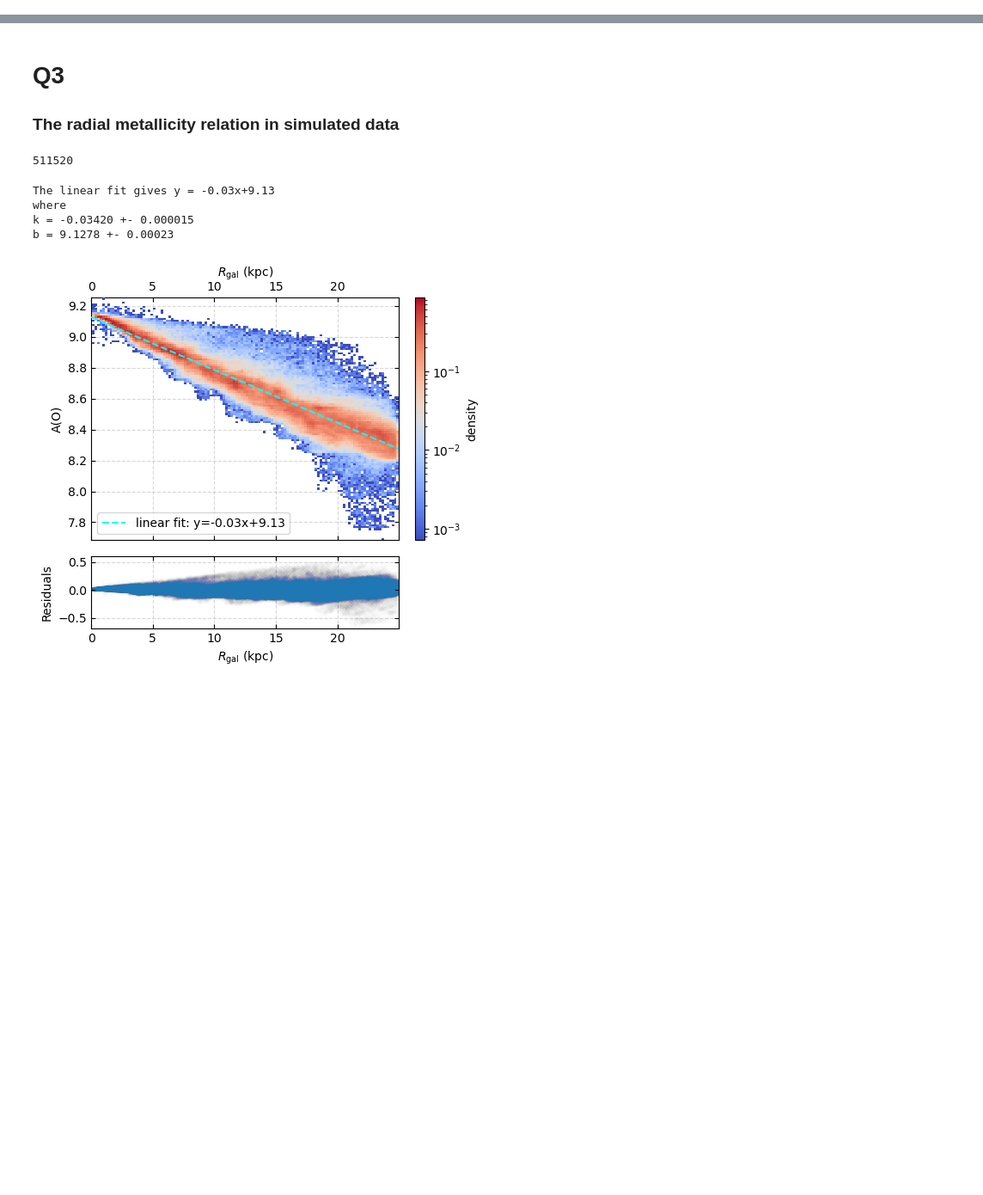
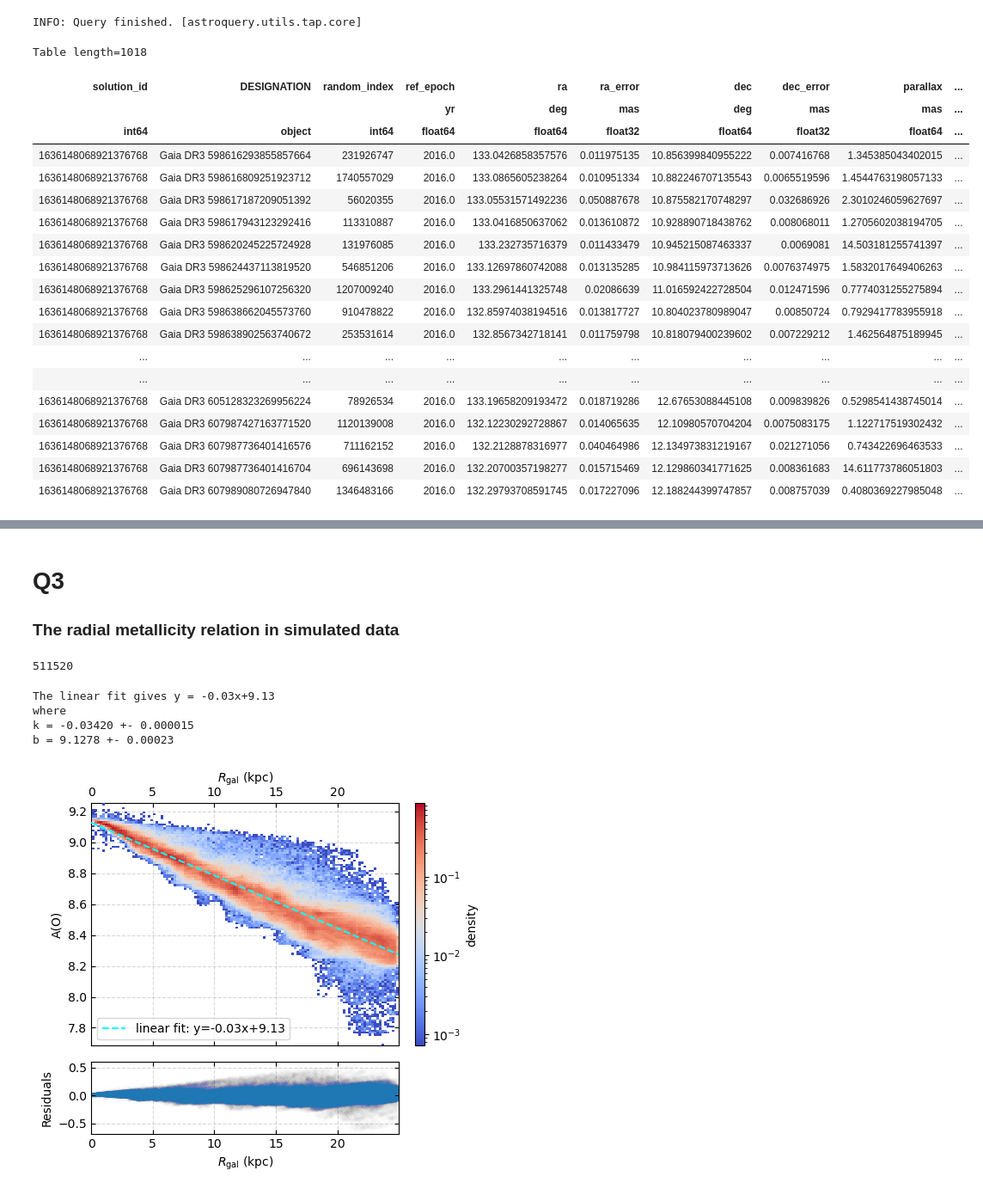
Before and after one commit to HYuLeeP/ASTR4004_A3, a Jupyter notebook: Assignment3.ipynb, the cells around one changed output, grey strips where cells are left out. Shown at 86% size. Saved outputs shown, nothing was run; the diff lists cells and outputs as text; code cells hidden in the pictures; blank space fills up the shorter version.

```diff
--- a/Q3.ipynb
+++ b/Assignment3.ipynb
@@ -0,0 +10,42 @@
+# %%
+# Define and execute the ADQL query to crossmatch with Gaia DR3
+query = f"""
+SELECT *
+FROM gaiadr3.gaia_source as gaia
+JOIN gaiadr3.tmass_psc_xsc_best_neighbour AS xmatch USING (source_id)
+JOIN gaiadr1.tmass_original_valid AS tmass
+ON tmass.designation = xmatch.original_ext_source_id
+
+WHERE DISTANCE(132.825,11.8,gaia.ra,gaia.dec) < 1.
+AND gaia.phot_g_mean_mag < 14.
+"""
+
+# Upload the source_id table for crossmatching
+job = Gaia.launch_job_async(query=query)
+gaiadr3_match = job.get_results()
+# %% [output]
+INFO: Query finished. [astroquery.utils.tap.core]
+# %%
+display(gaiadr3_match)
+data=np.array(gaiadr3_match) # convert to numpy structured array
+# %% [output]
+Table length=1018
+| solution_id | DESIGNATION | random_index | ref_epoch | ra | ra_error | dec | dec_error | parallax | ... |
+|  |  |  | yr | deg | mas | deg | mas | mas | ... |
+| int64 | object | int64 | float64 | float64 | float32 | float64 | float32 | float64 | ... |
+| 1636148068921376768 | Gaia DR3 598616293855857664 | 231926747 | 2016.0 | 133.0426858357576 | 0.011975135 | 10.856399840955222 | 0.007416768 | 1.345385043402015 | ... |
+| 1636148068921376768 | Gaia DR3 598616809251923712 | 1740557029 | 2016.0 | 133.0865605238264 | 0.010951334 | 10.882246707135543 | 0.0065519596 | 1.4544763198057133 | ... |
+| 1636148068921376768 | Gaia DR3 598617187209051392 | 56020355 | 2016.0 | 133.05531571492236 | 0.050887678 | 10.875582170748297 | 0.032686926 | 2.3010246059627697 | ... |
+| 1636148068921376768 | Gaia DR3 598617943123292416 | 113310887 | 2016.0 | 133.0416850637062 | 0.013610872 | 10.928890718438762 | 0.008068011 | 1.2705602038194705 | ... |
+| 1636148068921376768 | Gaia DR3 598620245225724928 | 131976085 | 2016.0 | 133.232735716379 | 0.011433479 | 10.945215087463337 | 0.0069081 | 14.503181255741397 | ... |
+| 1636148068921376768 | Gaia DR3 598624437113819520 | 546851206 | 2016.0 | 133.12697860742088 | 0.013135285 | 10.984115973713626 | 0.0076374975 | 1.5832017649406263 | ... |
+| 1636148068921376768 | Gaia DR3 598625296107256320 | 1207009240 | 2016.0 | 133.2961441325748 | 0.02086639 | 11.016592422728504 | 0.012471596 | 0.7774031255275894 | ... |
+| 1636148068921376768 | Gaia DR3 598638662045573760 | 910478822 | 2016.0 | 132.85974038194516 | 0.013817727 | 10.804023780989047 | 0.00850724 | 0.7929417783955918 | ... |
+| 1636148068921376768 | Gaia DR3 598638902563740672 | 253531614 | 2016.0 | 132.8567342718141 | 0.011759798 | 10.818079400239602 | 0.007229212 | 1.462564875189945 | ... |
+| ... | ... | ... | ... | ... | ... | ... | ... | ... | ... |
+| ... | ... | ... | ... | ... | ... | ... | ... | ... | ... |
+| 1636148068921376768 | Gaia DR3 605128323269956224 | 78926534 | 2016.0 | 133.19658209193472 | 0.018719286 | 12.67653088445108 | 0.009839826 | 0.5298541438745014 | ... |
+| 1636148068921376768 | Gaia DR3 607987427163771520 | 1120139008 | 2016.0 | 132.12230292728867 | 0.014065635 | 12.10980570704204 | 0.0075083175 | 1.122717519302432 | ... |
+| 1636148068921376768 | Gaia DR3 607987736401416576 | 711162152 | 2016.0 | 132.2128878316977 | 0.040464986 | 12.134973831219167 | 0.021271056 | 0.743422696463533 | ... |
+| 1636148068921376768 | Gaia DR3 607987736401416704 | 696143698 | 2016.0 | 132.20700357198277 | 0.015715469 | 12.129860341771625 | 0.008361683 | 14.611773786051803 | ... |
+| 1636148068921376768 | Gaia DR3 607989080726947840 | 1346483166 | 2016.0 | 132.29793708591745 | 0.017227096 | 12.188244399747857 | 0.008757039 | 0.4080369227985048 | ... |
```
Also changed, not shown: parts of 11 cells of this notebook, 3 other files.
